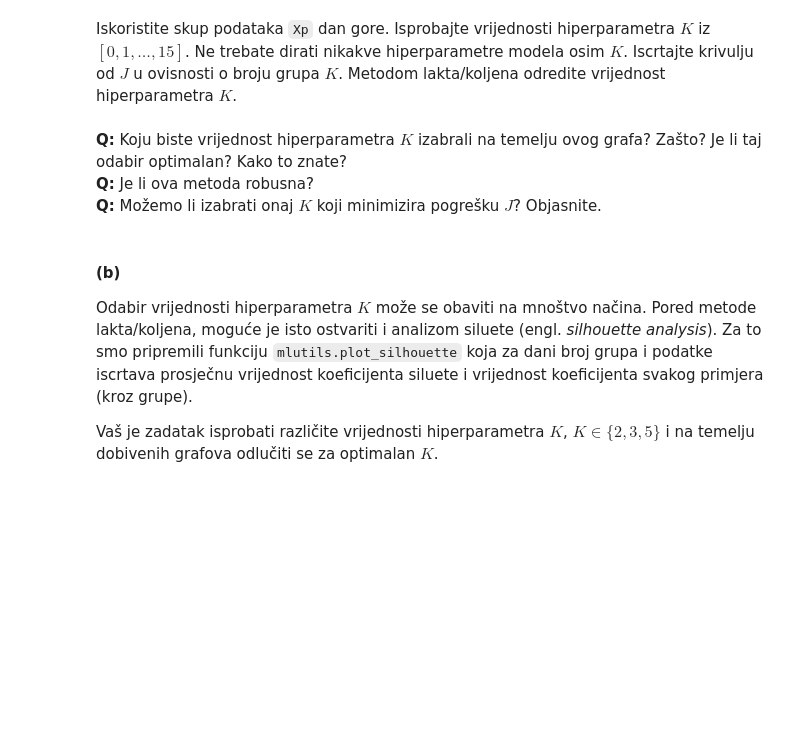
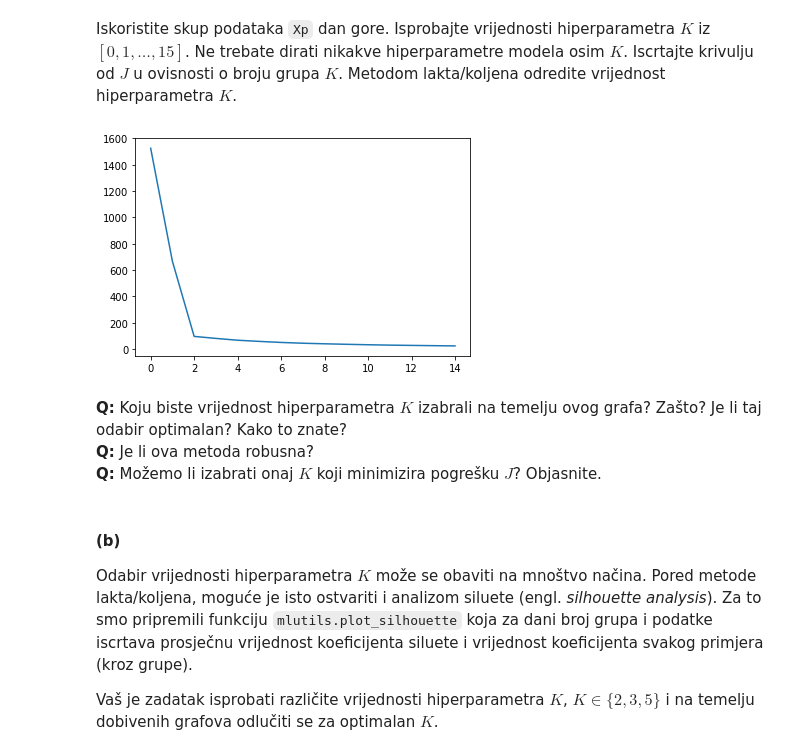
Before and after one commit to mislavivancic/machine-learning-homeworks, a Jupyter notebook: Lab5/SU-2019-LAB05-PGM-NB-Grupiranje-Vrednovanje.ipynb, the cells around one changed output. Drawn from its saved outputs; the diff is of its cells as text; code cells hidden in the pictures; blank space fills up the shorter version.

```diff
--- a/Lab5/SU-2019-LAB05-PGM-NB-Grupiranje-Vrednovanje.ipynb
+++ b/Lab5/SU-2019-LAB05-PGM-NB-Grupiranje-Vrednovanje.ipynb
@@ -570,3 +579,17 @@ from sklearn.cluster import KMeans
+# %%
+K = [i for i in range(1,16)]
+inertions = []
+
+for k in K:
+    cluster = KMeans(n_clusters=k)
+    cluster.fit(Xp)
+    inertions.append(cluster.inertia_)
+
+
+plt.plot(inertions)
+plt.show()
+# %% [output]
+[figure, added]
 # %% [markdown]
 **Q:** Koju biste vrijednost hiperparametra $K$ izabrali na temelju ovog grafa? Zašto? Je li taj odabir optimalan? Kako to znate?
 **Q:** Je li ova metoda robusna?
```
Also changed, not shown: parts of 19 cells of this notebook.
